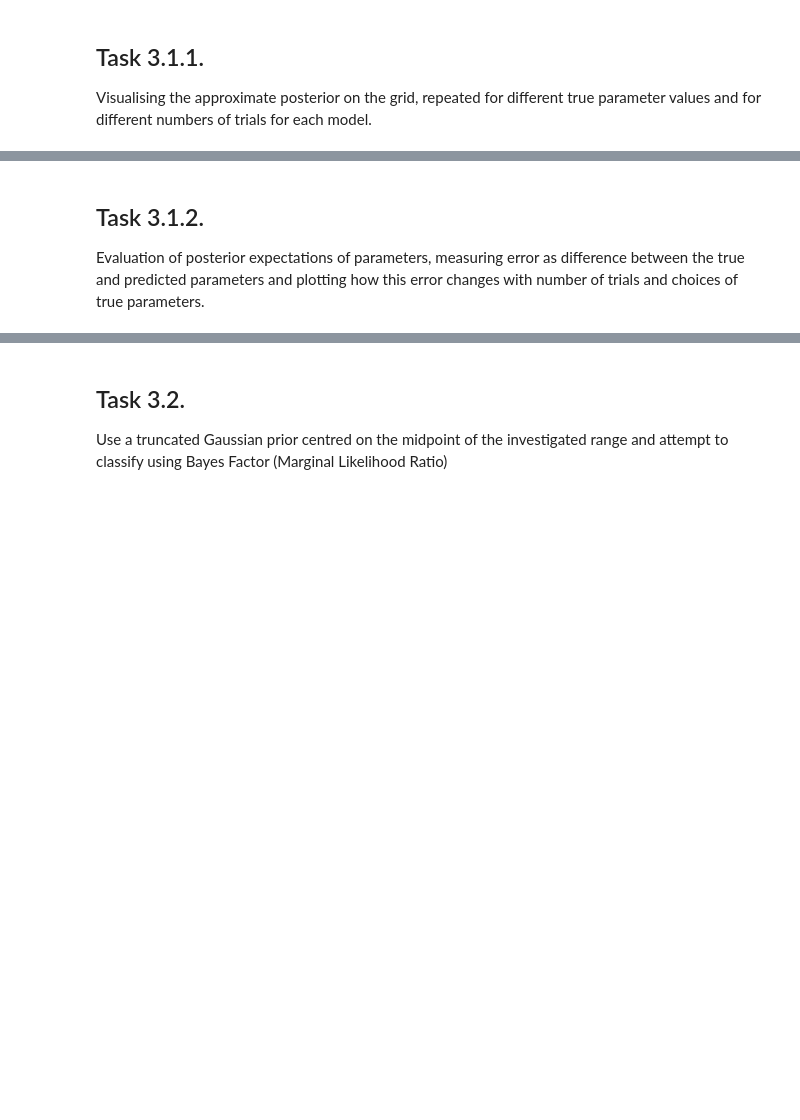
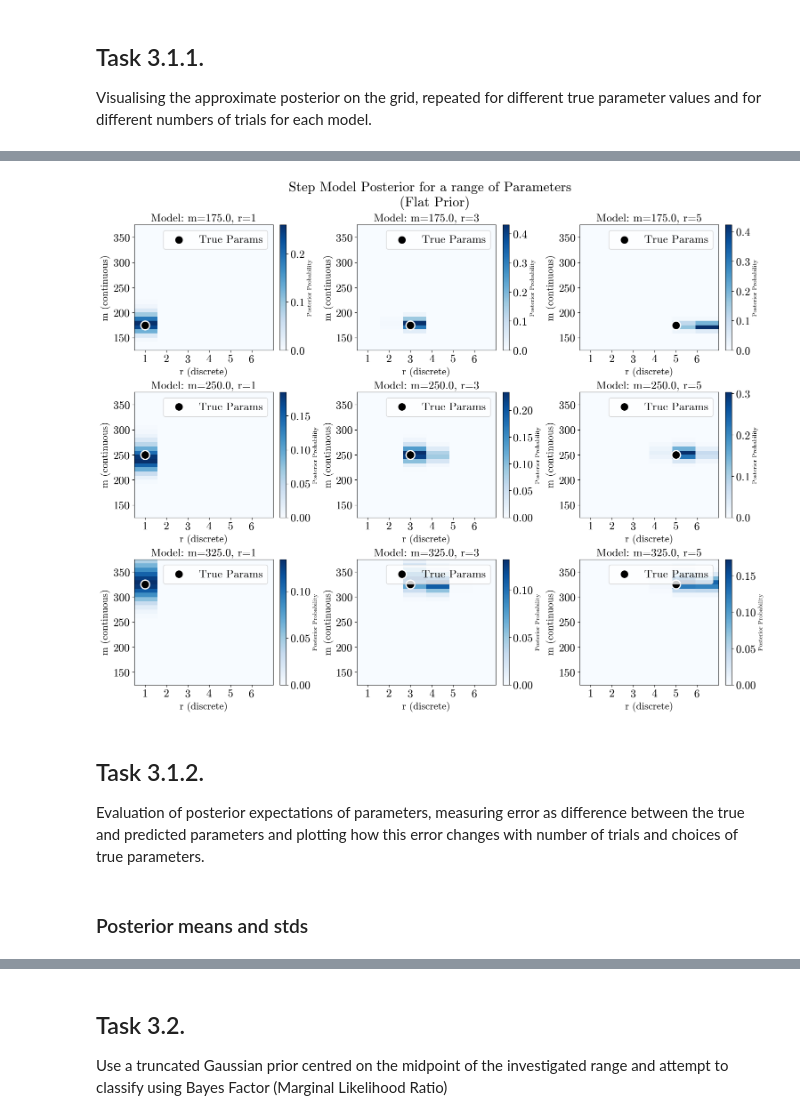
Before and after one commit to oparker7/gg3, a Jupyter notebook: task3.ipynb, the cells around one changed output, grey strips where cells are left out. Drawn from its saved outputs; the diff is of its cells as text; code cells hidden in the pictures; blank space fills up the shorter version.

```diff
--- a/task3.ipynb
+++ b/task3.ipynb
@@ -72,26 +78,30 @@ plt.show()
 # %%
-fixed_N = 20
+fixed_N = 200
 T = 500
 m_true_values = [0.35*T, 0.5*T, 0.65*T]
 r_true_values = [1, 3, 5]
 
 fig, axs = plt.subplots(3, 3, figsize=(15, 12), constrained_layout=True)
 
 for i, m in enumerate(m_true_values):
     for j, r in enumerate(r_true_values):
         ax = axs[i, j]
         _ = HMM_inference.step_inference_scan(
             true_m=m,
             true_r=r,
             N=fixed_N,
             prior_type='uniform',
             ax=ax
         )
         ax.set_title(rf'Model: m={m}, r={r}')
 
 plt.suptitle('Step Model Posterior for a range of Parameters \n (Flat Prior)')
 plt.show()
+# %% [output]
+[figure, added]
 # %% [markdown]
 ## Task 3.1.2.
 
 Evaluation of posterior expectations of parameters, measuring error as difference between the true and predicted parameters and plotting how this error changes with number of trials and choices of true parameters.
+# %% [markdown]
+### Posterior means and stds
```
Also changed, not shown: parts of 20 cells of this notebook.
